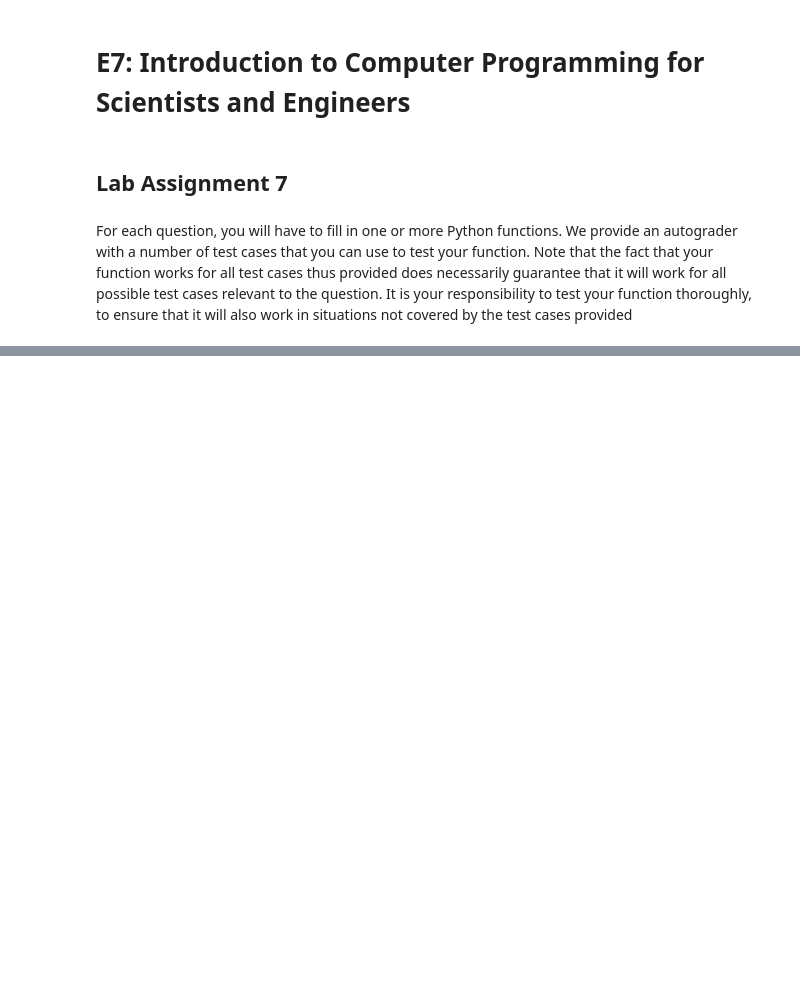
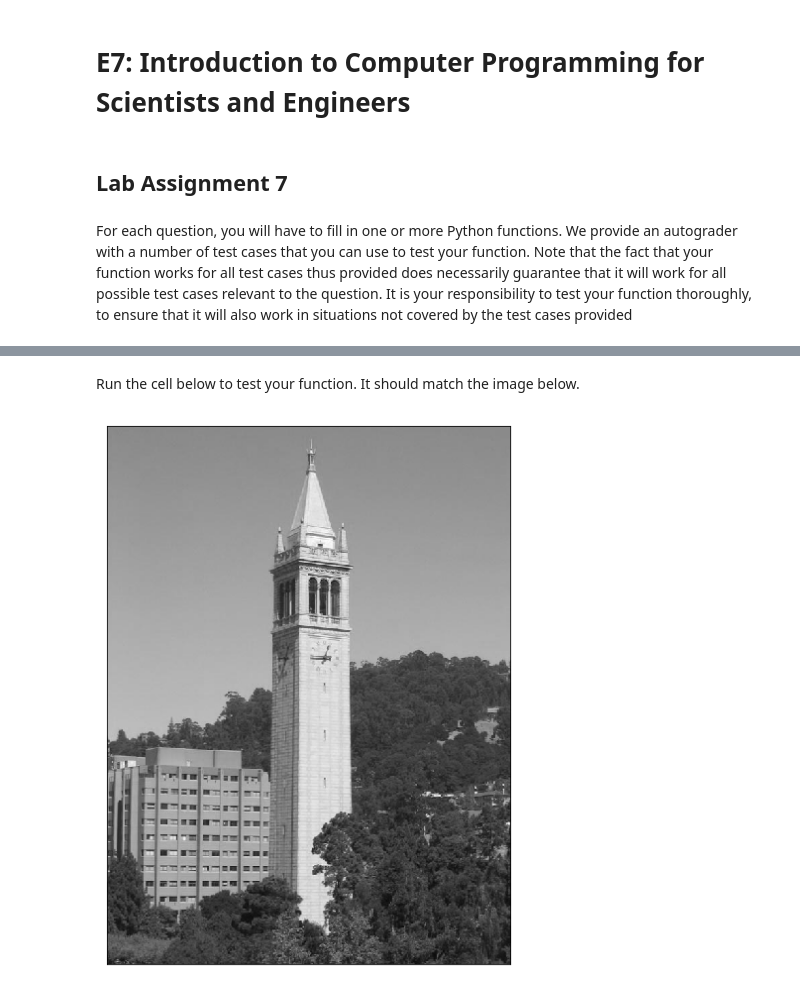
Before and after one commit to ds-modules/ENGIN-7, a Jupyter notebook: pycharm_e7/2016/Lab7/lab7_sol.ipynb, the cells around one changed output, grey strips where cells are left out. Drawn from its saved outputs; the diff is of its cells as text; code cells hidden in the pictures; blank space fills up the shorter version.

```diff
--- a/pycharm_e7/2016/Lab7/lab7_sol.ipynb
+++ b/pycharm_e7/2016/Lab7/lab7_sol.ipynb
@@ -413,0 +68,17 @@ where `pattern` is an array as output by your previous function, `myCellAuto`. O
+# %%
+def grayscale(img):
+    img = deepcopy(img) # Copy `img`, so that we don't change the original.
+    for row in img:
+        for pixel in row:
+            avg = np.average([pixel[0], pixel[1], pixel[2]])
+            pixel[0] = pixel[1] = pixel[2] = avg
+    return img
+# %% [markdown]
+Run the cell below to test your function. It should match the image below.
+# %%
+# Execute this code to test your function.
+sather = misc.imread('sather.jpg')
+gray_sather = grayscale(sather)
+display(sather)
+# %% [output]
+[figure, added]
```
Also changed, not shown: parts of 77 cells of this notebook, 3 other files.
